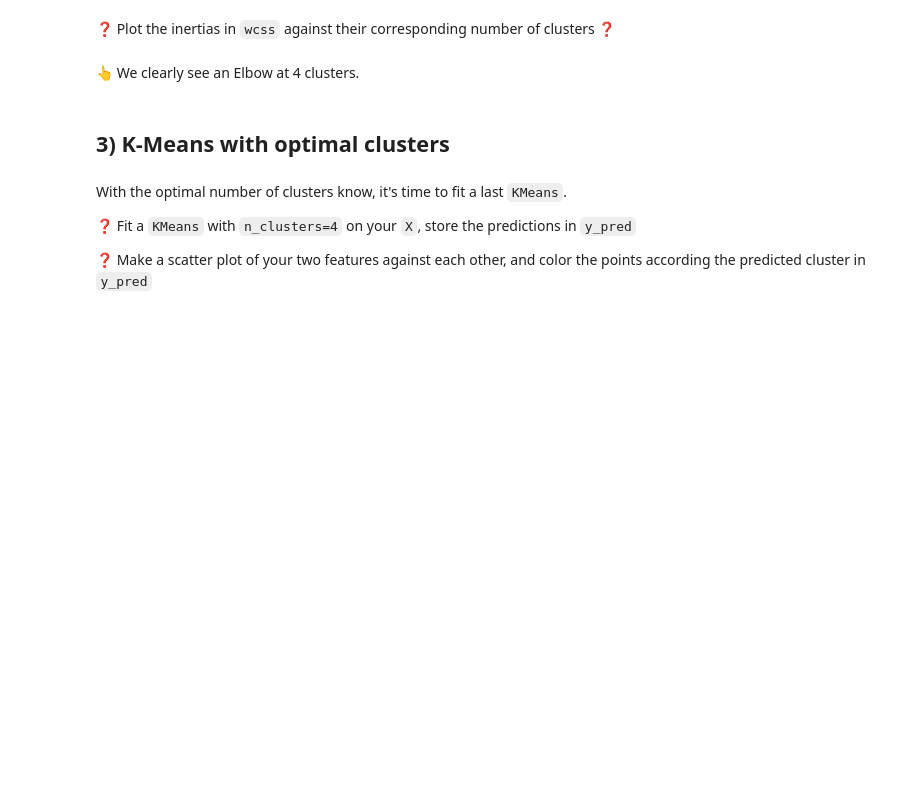
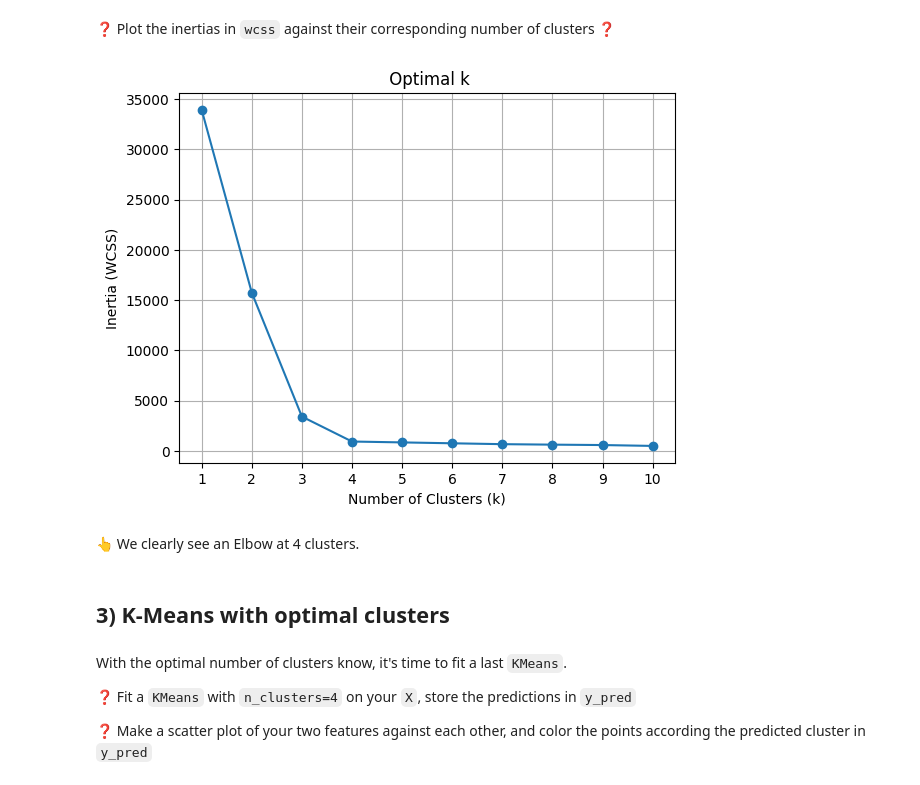
Before and after one commit to saranjthilak/data-image-compression, a Jupyter notebook: warmup_k_means.ipynb, the cells around one changed output. Cells and saved outputs as stored; diff of their text form; code cells hidden in the pictures; blank space fills up the shorter version.

```diff
--- a/warmup_k_means.ipynb
+++ b/warmup_k_means.ipynb
@@ -121,4 +144,8 @@ It represents the **sum of squared distances of observations to their associated
 
 So the lower, the better.
 # %%
-KMeans(n_clusters=2, random_state=random_state).fit(X).inertia_
+
+# Fit model and get inertia
+kmeans = KMeans(n_clusters=2, random_state=42)
+kmeans.fit(X)
+print(kmeans.inertia_)
@@ -140,4 +169,7 @@ Let's do it to get the intuition! ⚙️🧠
 # Apply the elbow method to find the optimal number of clusters.
 wcss = []
 clusters = list(range(1, 11))
-pass  # YOUR CODE HERE
+for cluster in clusters:
+    kmeans = KMeans(n_clusters=cluster, random_state=42)
+    kmeans.fit(X)
+    wcss.append(kmeans.inertia_)
@@ -148,3 +191,13 @@ pass  # YOUR CODE HERE
+# %%
+plt.plot(range(1, 11), wcss, marker='o')
+plt.xlabel('Number of Clusters (k)')
+plt.ylabel('Inertia (WCSS)')
+plt.title(' Optimal k')
+plt.xticks(range(1, 11))
+plt.grid(True)
+plt.show()
+# %% [output]
+[figure, added]
 # %% [markdown]
 👆 We clearly see an Elbow at 4 clusters.
 # %% [markdown]
```
Also changed, not shown: parts of 8 cells of this notebook.
